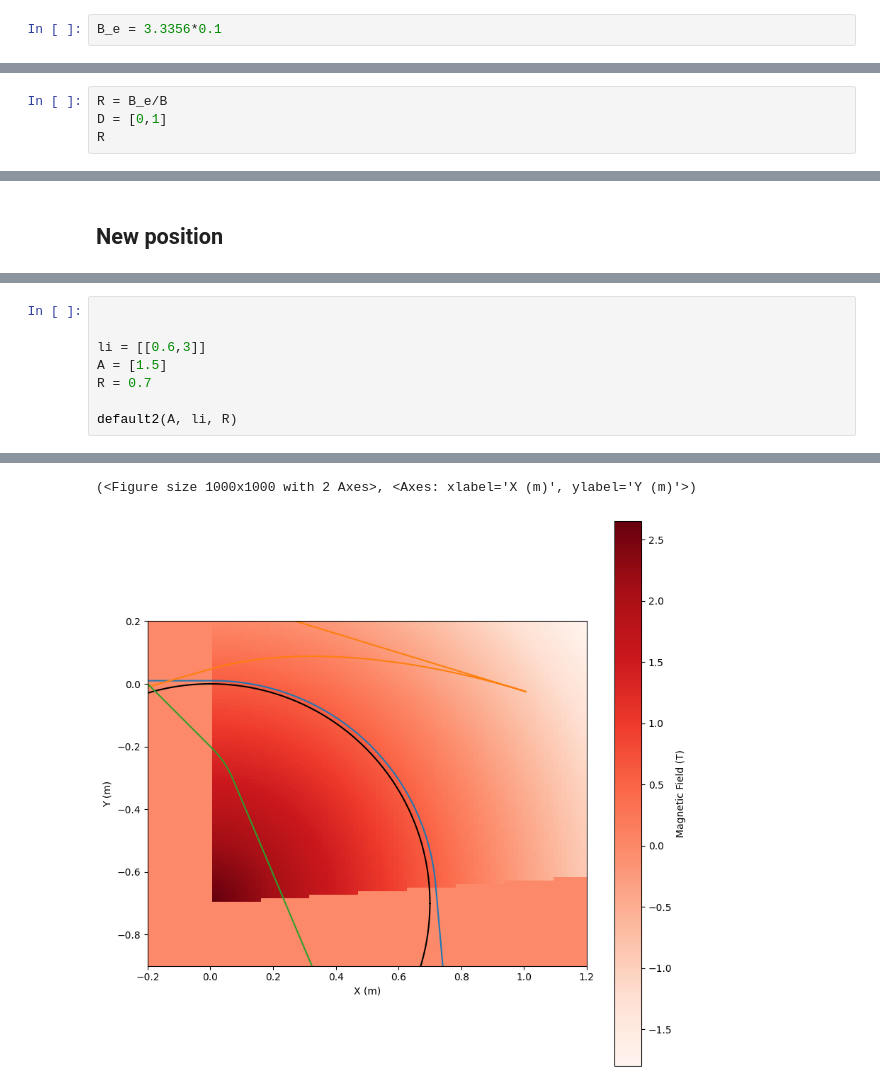
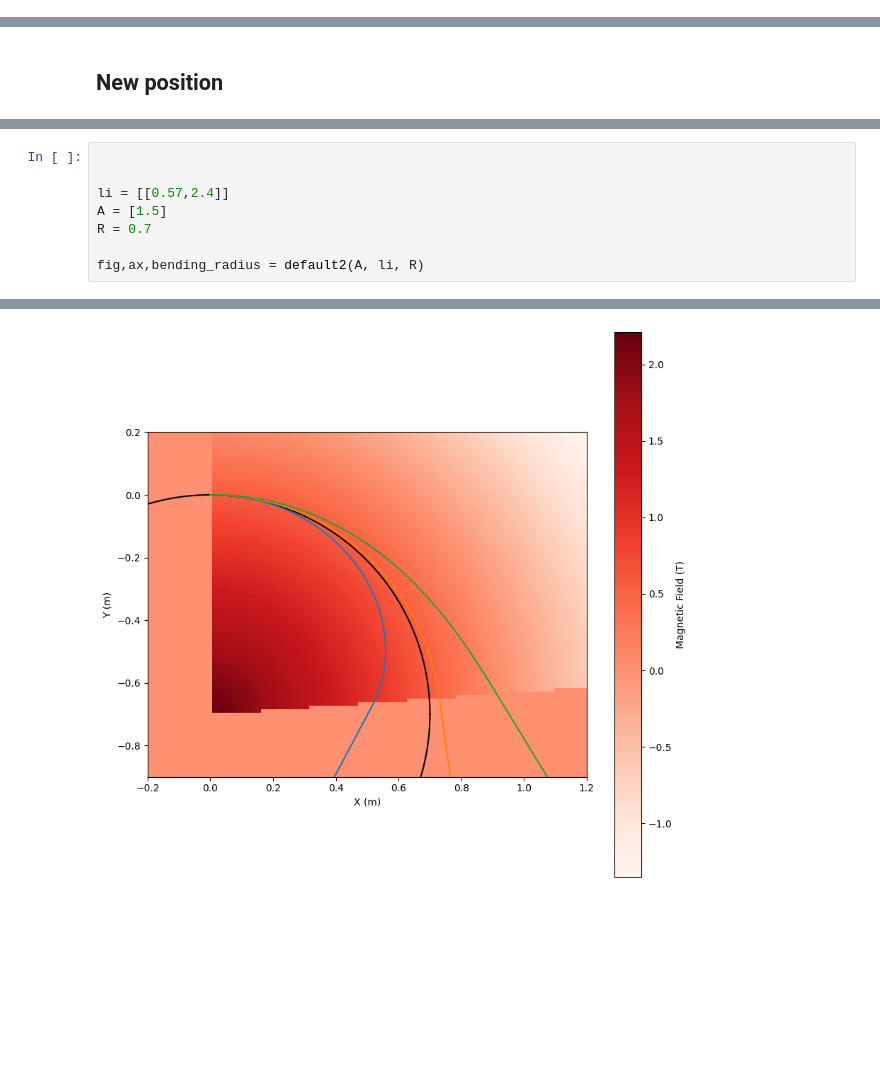
Before and after one commit to juliehinge/cern_gui, a Jupyter notebook: beam_tracking.ipynb, the cells around one changed output, grey strips where cells are left out. Saved outputs shown, nothing was run; the diff lists cells and outputs as text; blank space fills up the shorter version.

Commit message:
fixed bending radius problem

```diff
--- a/beam_tracking.ipynb
+++ b/beam_tracking.ipynb
@@ -48,2 +45,0 @@ B = get_B([0.4, -0.3])
-# %%
-B_e = 3.3356*0.1
@@ -54,6 +46,2 @@ B_e
 # %% [markdown]
 ## Radius
-# %%
-R = B_e/B
-D = [0,1]
-R
@@ -345,9 +286,9 @@ def default2(A, li, R):
 # %%
 
 
-li = [[0.6,3]]
+li = [[0.57,2.4]]
 A = [1.5]
 R = 0.7
 
-default2(A, li, R)
+fig,ax,bending_radius = default2(A, li, R)
 # %% [output]
@@ -371,2 +295 @@ default2(A, li, R)
-(<Figure size 1000x1000 with 2 Axes>, <Axes: xlabel='X (m)', ylabel='Y (m)'>)
-[figure, old version]
+[figure, new version]
```
Also changed, not shown: parts of 8 cells of this notebook, 9 other files.
